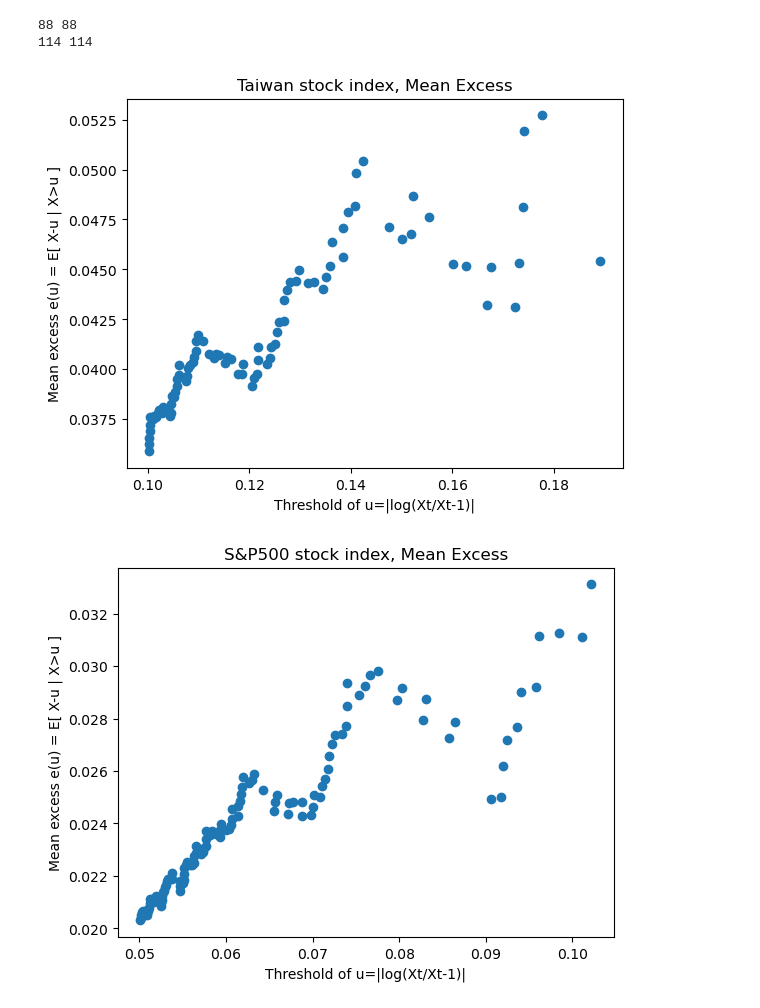
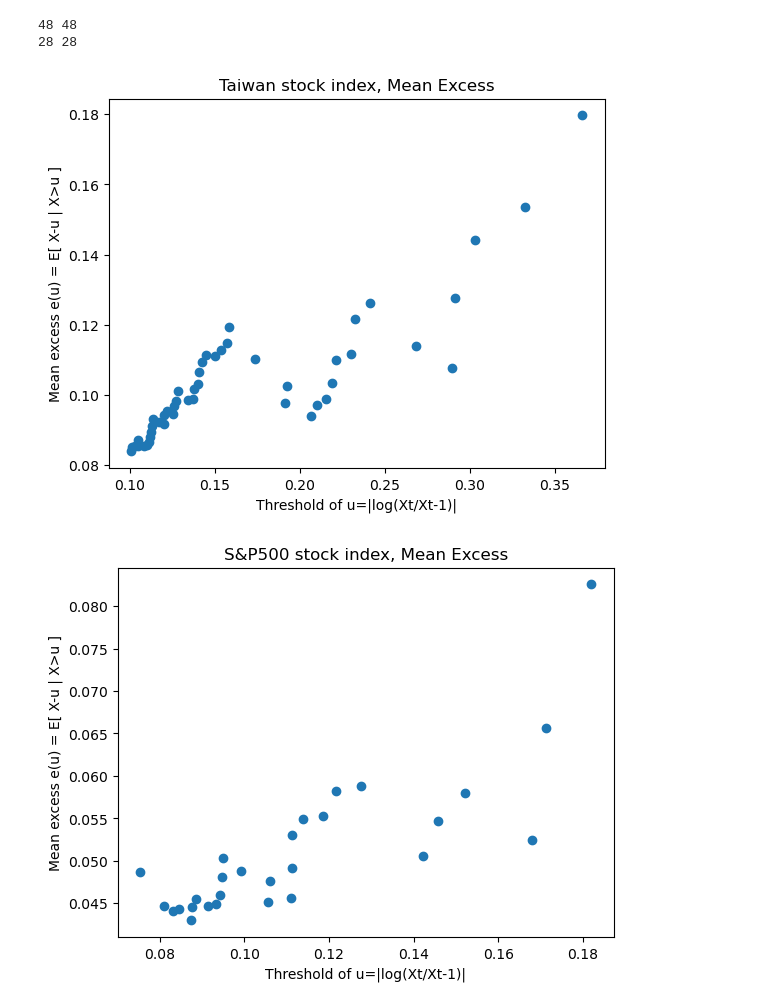
Before and after one commit to fumin/fumin.github.io, a Jupyter notebook: notes/statistics/taiex.ipynb, the cells around one changed output. Saved outputs shown, nothing was run; the diff lists cells and outputs as text; code cells hidden in the pictures.

```diff
--- a/notes/statistics/taiex.ipynb
+++ b/notes/statistics/taiex.ipynb
@@ -369,6 +383,7 @@ def analyzeMomentRatio(analysis):
     df.drop(df.tail(1).index,inplace=True)
 
     df["absreturn"] = df.returns.apply(lambda x: np.abs(x))
+    df = df[df.returns < 0]
     df = df[(df.absreturn > analysis.lag*analysis.tailCutoff)]
 
     analysis.n = len(df)
@@ -383,24 +398,24 @@ ans = []
 analysis = Analysis()
 analysis.name = "Taiwan stock index"
 analysis.fpath = "taiex.csv"
-analysis.lag = 10
-analysis.tailCutoff = 0.01
+analysis.lag = 50
+analysis.tailCutoff = 0.003
 analyzeMomentRatio(analysis)
 ans.append(analysis)
 
 analysis = Analysis()
 analysis.name = "S&P500 stock index"
 analysis.fpath = "sp500.csv"
-analysis.lag = 10
-analysis.tailCutoff = 0.005
+analysis.lag = 50
+analysis.tailCutoff = 0.0015
 analyzeMomentRatio(analysis)
 ans.append(analysis)
 
 fig, ax = plt.subplots(1, 1)
 plotMomentRatio(ax, np.max([a.cv for a in ans]), np.max([a.skew for a in ans]))
 for analysis in ans:
-    ax.plot(analysis.cv, analysis.skew, "*", markersize=20)
-    ax.text(analysis.cv, analysis.skew+0.2, analysis.name)
+    ax.plot(analysis.cv, analysis.skew, "*", markersize=10)
+    ax.text(analysis.cv, analysis.skew+0.1, analysis.name)
 ax.legend(loc="upper center")
 ax.set_title("Discriminant moment-ratio")
 ax.set_xlabel("coefficient of variation")
@@ -419,44 +434,44 @@ def analyzeME(analysis):
     df.drop(df.tail(1).index,inplace=True)
 
     df["absreturn"] = df.returns.apply(lambda x: np.abs(x))
-    #df = df[df.returns < 0]
+    df = df[df.returns < 0]
     df = df[(df.absreturn > analysis.lag*analysis.tailCutoff)]
 
     orderedStats = np.sort(df.absreturn)
     excess = []
     for i in range(len(orderedStats)):
         u = orderedStats[i]
         larger = orderedStats[i+1:]
         eu = np.sum(larger-u) / len(larger)
         excess.append(eu)
 
-    lastRemoveN = 10
-    u = orderedStats[:-lastRemoveN]
-    eu = np.array(excess)[:-lastRemoveN]
+    lastRemoveN = 2
+    u = orderedStats[:len(orderedStats)-lastRemoveN]
+    eu = np.array(excess)[:len(excess)-lastRemoveN]
     print(len(u), len(eu))
 
     fig, ax = plt.subplots(1, 1)
     ax.plot(u, eu, "o")
     ax.set_title("%s, Mean Excess"%(analysis.name))
     ax.set_xlabel("Threshold of u=|log(Xt/Xt-1)|")
     ax.set_ylabel("Mean excess e(u) = E[ X-u | X>u ]")
 
 
 analysis = Analysis()
 analysis.name = "Taiwan stock index"
 analysis.fpath = "taiex.csv"
-analysis.lag = 10
-analysis.tailCutoff = 0.01
+analysis.lag = 50
+analysis.tailCutoff = 0.002
 analyzeME(analysis)
 
 analysis = Analysis()
 analysis.name = "S&P500 stock index"
 analysis.fpath = "sp500.csv"
-analysis.lag = 10
-analysis.tailCutoff = 0.005
+analysis.lag = 50
+analysis.tailCutoff = 0.0015
 analyzeME(analysis)
 # %% [output]
-88 88
-114 114
+48 48
+28 28
-[figure, old version]
+[figure, new version]
-[figure, old version]
+[figure, new version]
```
Also changed, not shown: parts of 5 cells of this notebook, 20 other files.
